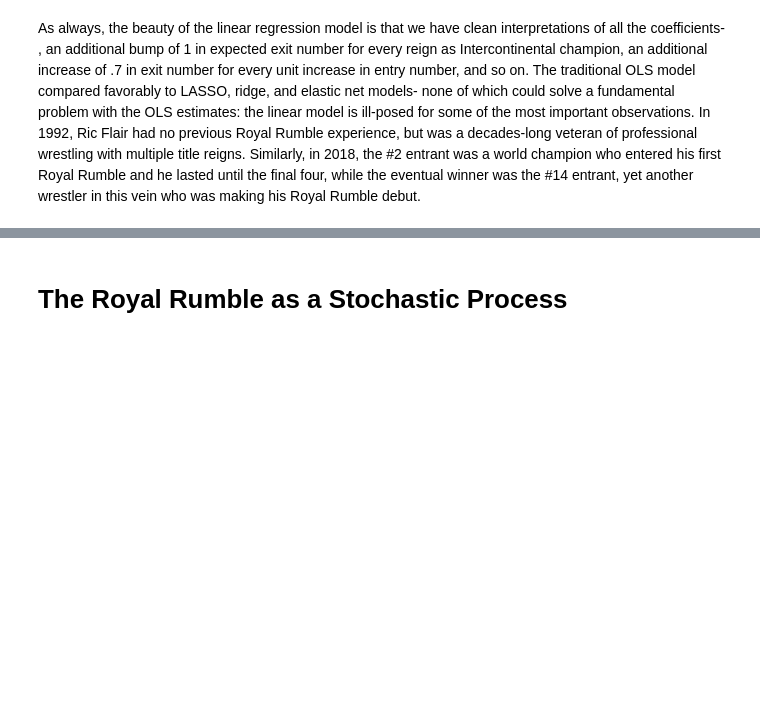
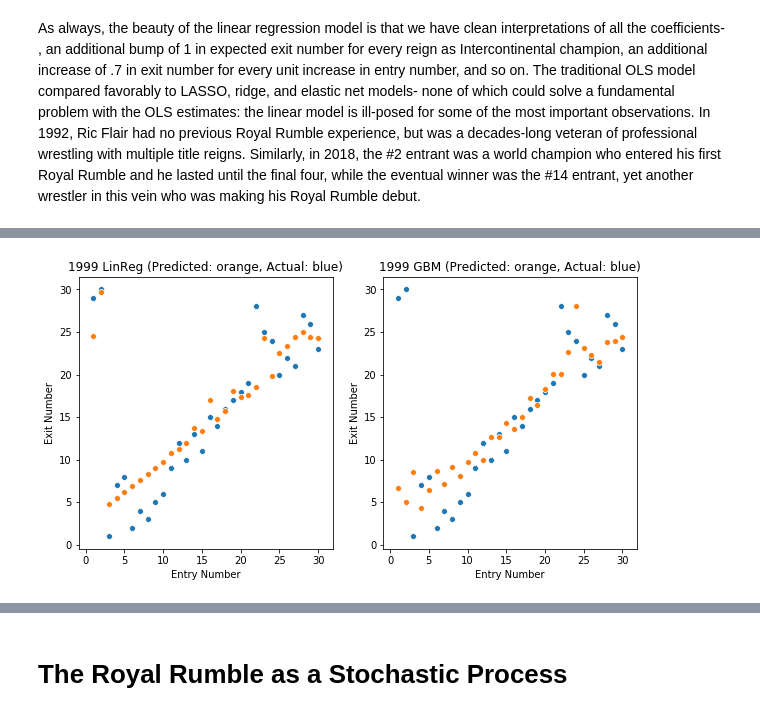
Before and after one commit to ComputerBoy9000/Royal_Rumble_Analysis, a Jupyter notebook: Royal_Rumble_Analysis.ipynb, the cells around one changed output, grey strips where cells are left out. Drawn from its saved outputs; the diff is of its cells as text; code cells hidden in the pictures; blank space fills up the shorter version.

```diff
--- a/Royal_Rumble_Analysis.ipynb
+++ b/Royal_Rumble_Analysis.ipynb
@@ -537,0 +345,2 @@ RUMBLE_DATA['total_elim'].var()
+# %%
+gb_pred = gbreg.predict(X_train)
@@ -537,0 +349,20 @@ RUMBLE_DATA['total_elim'].var()
+# %%
+plt.figure(figsize = (10,5))
+
+plt.subplot(1,2,1)
+sns.scatterplot(x = range(1,31), y = y_test[60:90])
+sns.scatterplot(x = range(1,31), y = linreg_pred[60:90])
+plt.title('1999 LinReg (Predicted: orange, Actual: blue)')
+plt.xlabel('Entry Number')
+plt.ylabel('Exit Number')
+
+plt.subplot(1,2,2)
+sns.scatterplot(x = range(1,31), y = y_test[60:90])
+sns.scatterplot(x = range(1,31), y = gb_pred[60:90])
+plt.title('1999 GBM (Predicted: orange, Actual: blue)')
+plt.xlabel('Entry Number')
+plt.ylabel('Exit Number')
+
+plt.show()
+# %% [output]
+[figure, added]
```
Also changed, not shown: parts of 127 cells of this notebook, 5 other files.
